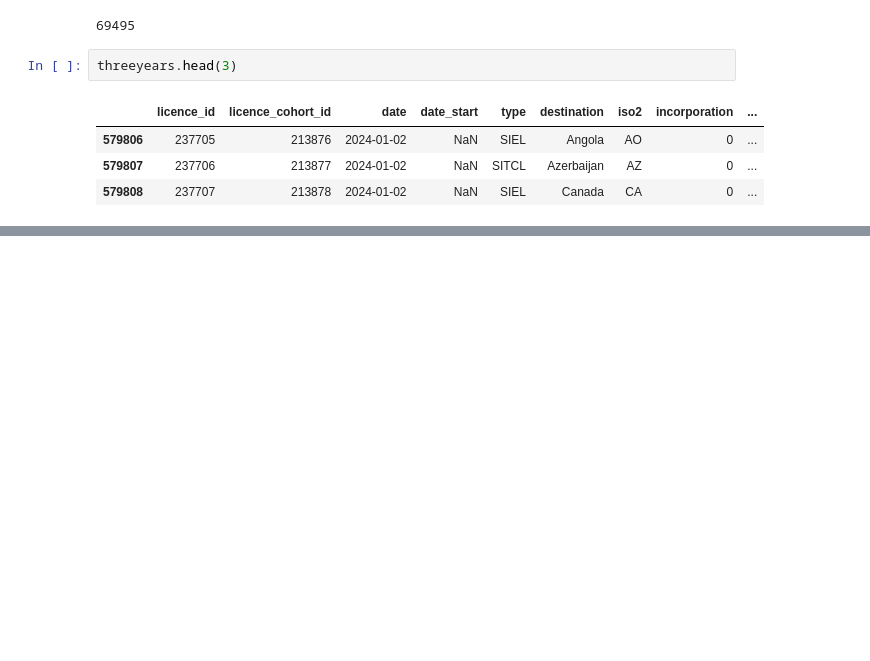
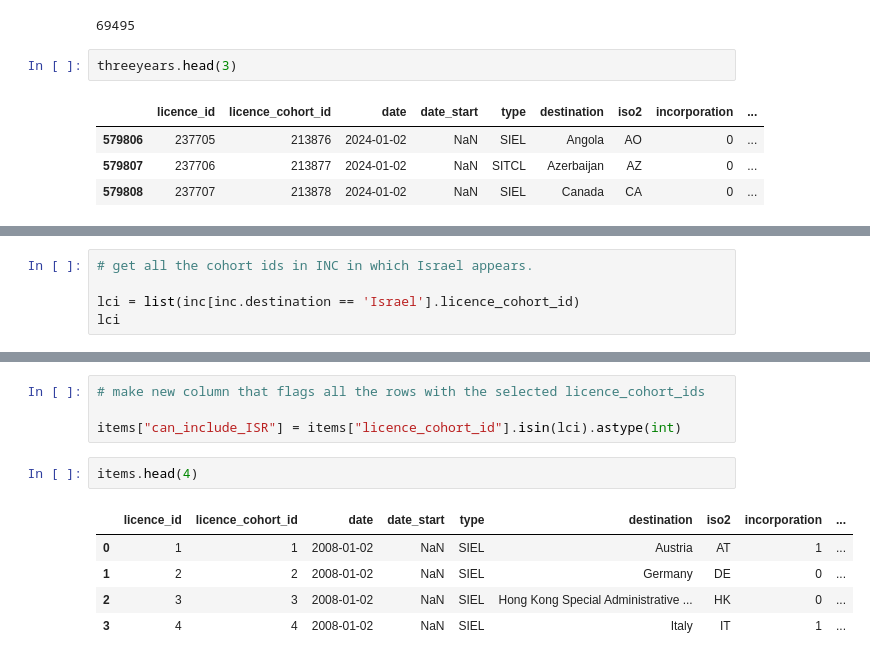
Before and after one commit to AsaBaygud/workshops26, a Jupyter notebook: wk4/arms_aug_2026.ipynb, the cells around one changed output, grey strips where cells are left out. Cells and saved outputs as stored; diff of their text form; blank space fills up the shorter version.

```diff
--- a/wk4/arms_aug_2026.ipynb
+++ b/wk4/arms_aug_2026.ipynb
@@ -176,0 +248,5 @@ threeyears.head(3)
+# %%
+# get all the cohort ids in INC in which Israel appears.
+
+lci = list(inc[inc.destination == 'Israel'].licence_cohort_id)
+lci
@@ -176,0 +271,12 @@ threeyears.head(3)
+# %%
+# make new column that flags all the rows with the selected licence_cohort_ids
+
+items["can_include_ISR"] = items["licence_cohort_id"].isin(lci).astype(int)
+# %%
+items.head(4)
+# %% [output]
+|  | licence_id | licence_cohort_id | date | date_start | type | destination | iso2 | incorporation | ... |
+| 0 | 1 | 1 | 2008-01-02 | NaN | SIEL | Austria | AT | 1 | ... |
+| 1 | 2 | 2 | 2008-01-02 | NaN | SIEL | Germany | DE | 0 | ... |
+| 2 | 3 | 3 | 2008-01-02 | NaN | SIEL | Hong Kong Special Administrative ... | HK | 0 | ... |
+| 3 | 4 | 4 | 2008-01-02 | NaN | SIEL | Italy | IT | 1 | ... |
```
Also changed, not shown: parts of 9 cells of this notebook.
